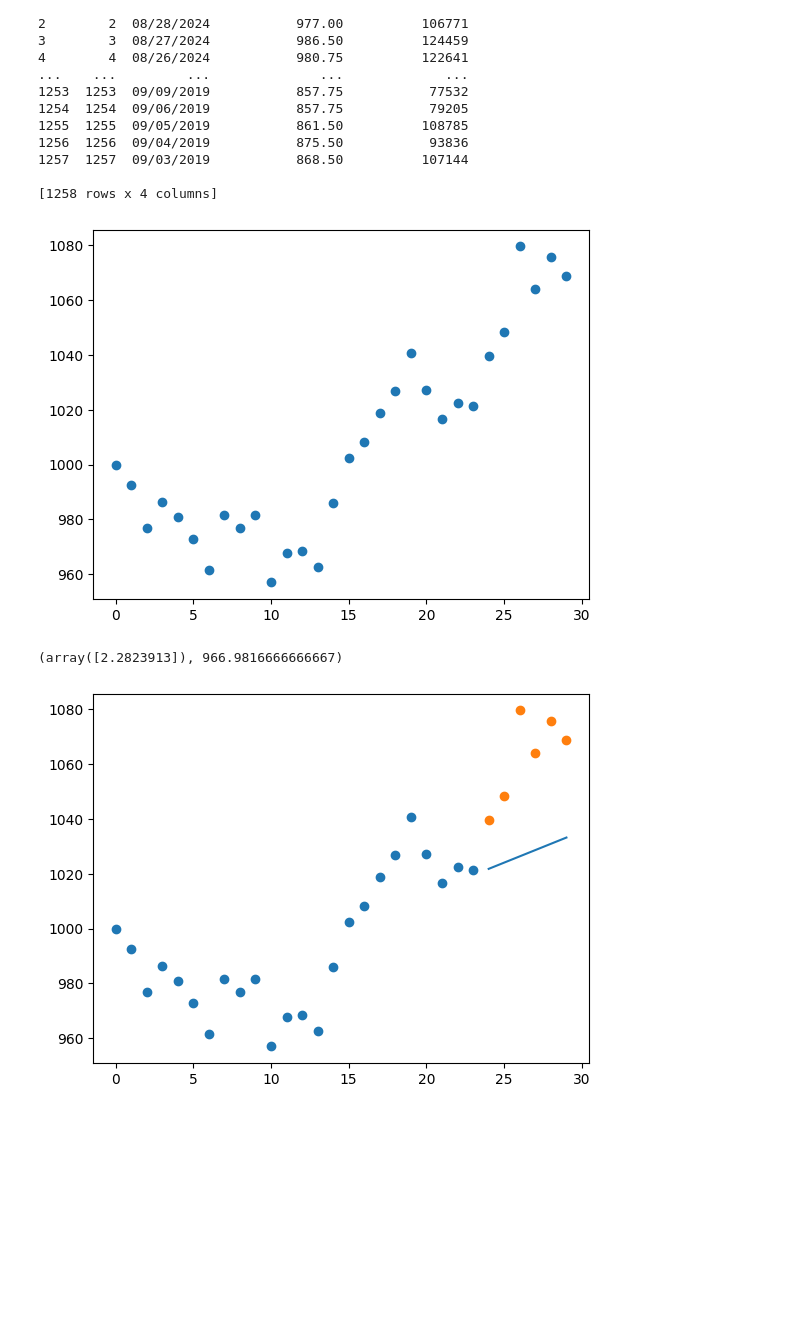
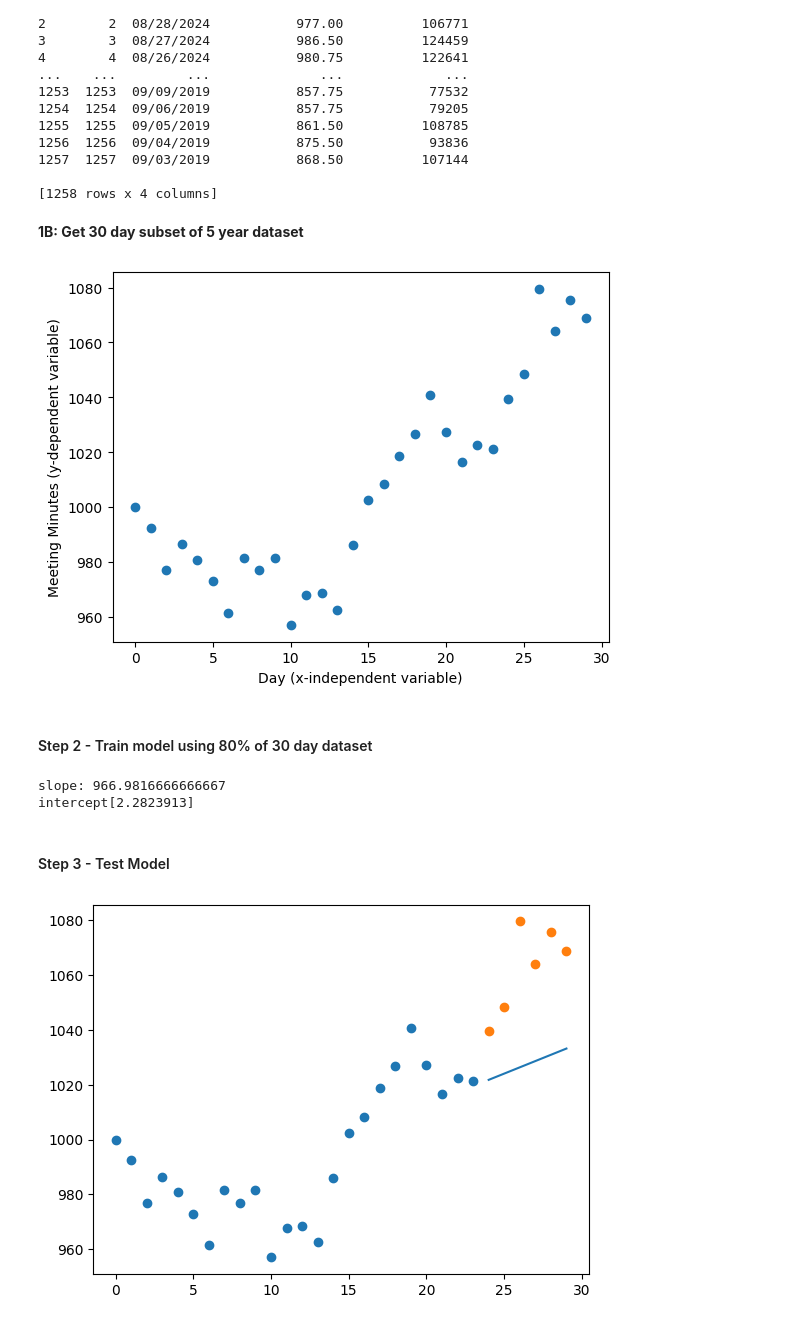
Before and after one commit to ScottGrau/machine-learning-demo, a Jupyter notebook: machine_learning_examples.ipynb, the cells around one changed output. Drawn from its saved outputs; the diff is of its cells as text; code cells hidden in the pictures; blank space fills up the shorter version.

```diff
--- a/machine_learning_examples.ipynb
+++ b/machine_learning_examples.ipynb
@@ -197,16 +201,23 @@ print(df_5yr)
 1257  1257  09/03/2019           868.50          107144
 
 [1258 rows x 4 columns]
+# %% [markdown]
+<strong>1B: Get 30 day subset of 5 year dataset
 # %%
 import matplotlib.pyplot as plt         # type: ignore
 df = df_5yr.iloc[0:(30)]
 X = df['Day']
 y = df['meeting_minutes']
 
+
+plt.xlabel('Day (x-independent variable)')
+plt.ylabel('Meeting Minutes (y-dependent variable)')
 plt.scatter(X,y)
 plt.show()
 # %% [output]
-[figure, old version]
+[figure, new version]
+# %% [markdown]
+<h4>Step 2 - Train model using 80% of 30 day dataset</h4>
 # %%
 import numpy as np                                              # type: ignore
 from sklearn.linear_model import LinearRegression               # type: ignore
@@ -216,11 +227,16 @@ lr_model=LinearRegression()
 X = np.array(X).reshape((-1,1))
 X_train, X_test, y_train, y_test = train_test_split(X, y, test_size=0.2, random_state=42, shuffle=False)
 lr_model.fit(X_train, y_train)
-a=lr_model.coef_
-b=lr_model.intercept_
-a,b
+a=lr_model.intercept_   #intercept
+b=lr_model.coef_        #slope
+
+print('slope: ' + str(a))
+print('intercept' + str(b))
 # %% [output]
-(array([2.2823913]), 966.9816666666667)
+slope: 966.9816666666667
+intercept[2.2823913]
+# %% [markdown]
+<h4>Step 3 - Test Model</h3>
 # %%
 predictions = lr_model.predict(X_test)
 
```
Also changed, not shown: parts of 15 cells of this notebook, 1 other file.
